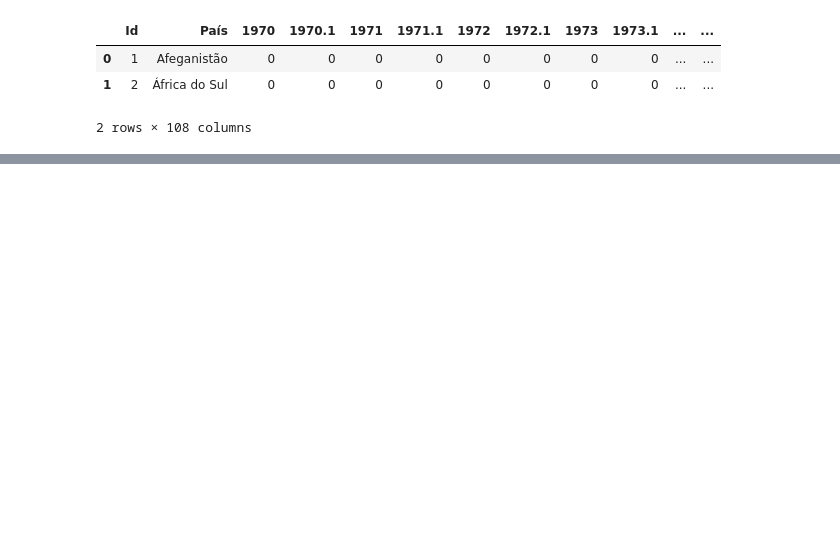
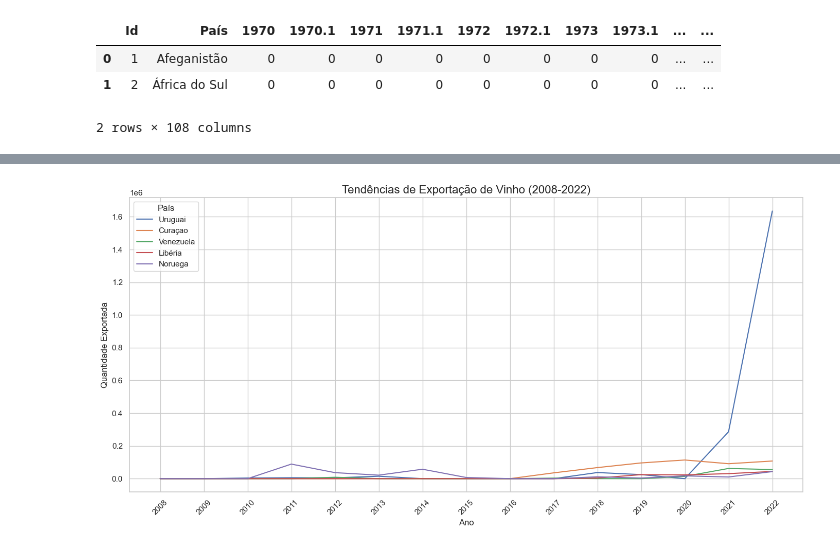
Before and after one commit to modelonulo/pos-fiap-ml, a Jupyter notebook: fase1_tech_challenge/camila_delduca_challange_fase1.ipynb, the cells around one changed output, grey strips where cells are left out. Saved outputs shown, nothing was run; the diff lists cells and outputs as text; code cells hidden in the pictures; blank space fills up the shorter version.

```diff
--- a/fase1_tech_challenge/camila_delduca_challange_fase1.ipynb
+++ b/fase1_tech_challenge/camila_delduca_challange_fase1.ipynb
@@ -30,0 +180,19 @@ data.head()
+# %%
+# 3. Calcular a Taxa de Crescimento Anual
+data = data.drop(columns=['Id']).set_index('País')
+
+years = data.columns.astype(int)
+num_years = years[-1] - years[0]
+
+# Evitar divisão por zero e log de zero
+df_growth = (data.loc[:, str(years[-1])] / (data.loc[:, str(years[0])] + 1e-10))**(1/num_years) - 1
+
+# Ordenar os países pela taxa de crescimento anual de forma decrescente
+df_growth_sorted = df_growth.sort_values(ascending=False)
+
+# Mostrar as taxas de crescimento anual
+df_growth_sorted.head(10)  # Mostrar os 10 países com as maiores taxas de crescimento anual
+#
+
+
+"""
@@ -30,0 +303,31 @@ data.head()
+# %%
+import matplotlib.pyplot as plt
+import seaborn as sns
+
+# Definir estilo dos gráficos
+sns.set(style="whitegrid")
+
+# Selecionar os países com as maiores taxas de crescimento anual para visualização
+top_countries = df_growth_sorted.head(5).index
+df_top_countries = data.loc[top_countries]
+
+# Transpor o DataFrame para facilitar a plotagem
+df_top_countries_transposed = df_top_countries.T
+
+# Criar gráficos de linha para visualizar as tendências ao longo do tempo
+plt.figure(figsize=(14, 7))
+for country in top_countries:
+    plt.plot(df_top_countries_transposed.index, df_top_countries_transposed[country], label=country)
+
+# Adicionar títulos e rótulos
+plt.title('Tendências de Exportação de Vinho (2008-2022)', fontsize=16)
+plt.xlabel('Ano', fontsize=12)
+plt.ylabel('Quantidade Exportada', fontsize=12)
+plt.xticks(rotation=45)
+plt.legend(title='País')
+plt.tight_layout()
+
+# Mostrar o gráfico
+plt.show()
+# %% [output]
+[figure, added]
```
Also changed, not shown: parts of 22 cells of this notebook, 1 other file.
